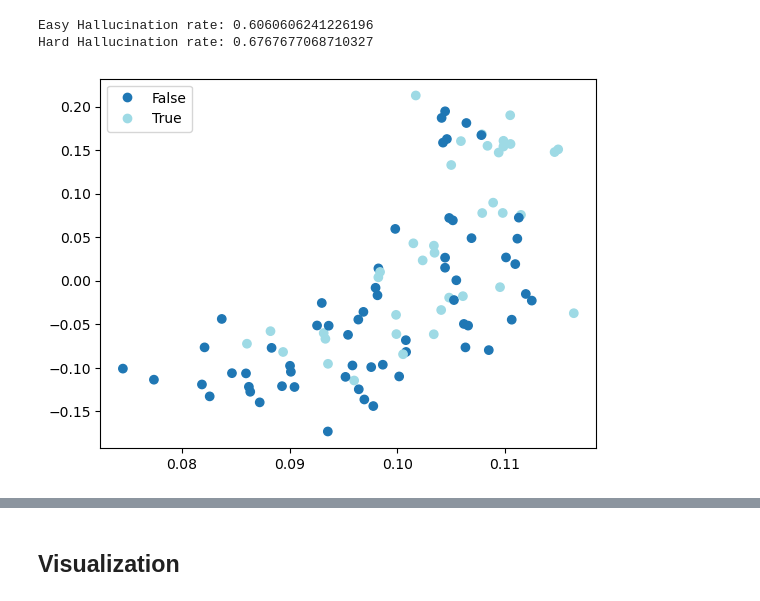
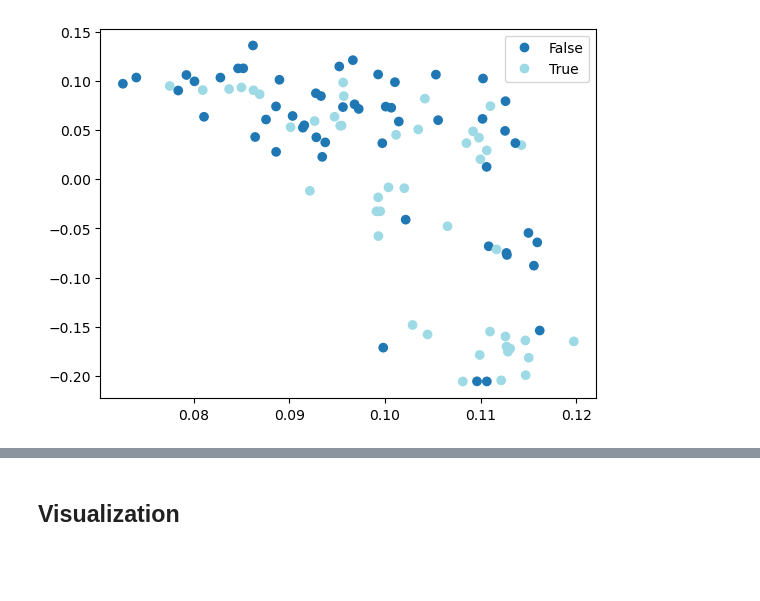
Before and after one commit to mbowcut2/thesis, a Jupyter notebook: exploration.ipynb, the cells around one changed output, grey strips where cells are left out. Saved outputs shown, nothing was run; the diff lists cells and outputs as text; code cells hidden in the pictures; blank space fills up the shorter version.

```diff
--- a/exploration.ipynb
+++ b/exploration.ipynb
@@ -70,5 +70,8 @@ class CodingData:
     def hallucination_rate(self):
         return 1 - self.label_tensor.mean()
 # %%
-easy_chat_data = CodingData('data/factual/easy_100/Llama_2_13b_chat_hf')
-hard_chat_data = CodingData('data/factual/hard_100/Llama_2_13b_chat_hf')
+easy_chat = CodingData('data/factual/easy_100/Llama_2_13b_chat_hf')
+hard_chat = CodingData('data/factual/hard_100/Llama_2_13b_chat_hf')
+
+easy_base = CodingData('data/factual/easy_100/Llama_2_13b_hf')
+hard_base = CodingData('data/factual/hard_100/Llama_2_13b_hf')
@@ -77,10 +78,4 @@ Intel MKL WARNING: Support of Intel(R) Streaming SIMD Extensions 4.2 (Intel(R) S
-# %%
-print(f'Easy Hallucination rate: {1 - easy_chat_data.label_tensor.mean()}')
-print(f'Hard Hallucination rate: {1 - hard_chat_data.label_tensor.mean()}')
-# %% [output]
-Easy Hallucination rate: 0.6060606241226196
-Hard Hallucination rate: 0.6767677068710327
 # %%
-easy_data.plot_pcs(30)
+easy_base.plot_pcs(30)
 # %% [output]
-[figure, old version]
+[figure, new version]
```
Also changed, not shown: parts of 3 cells of this notebook.
